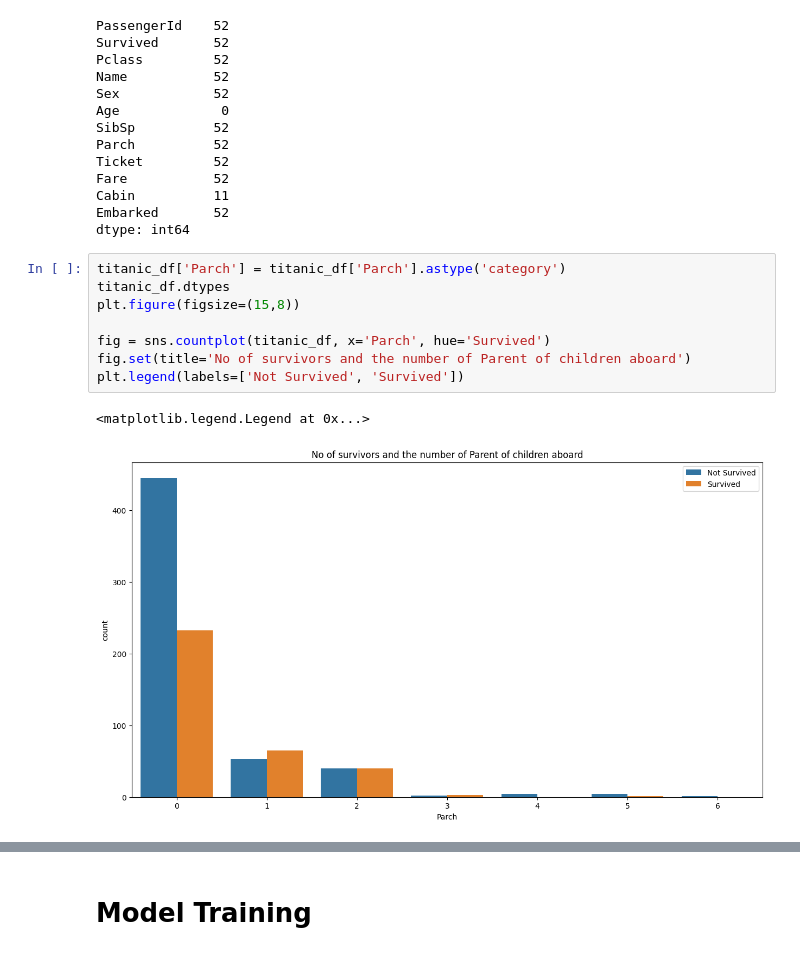
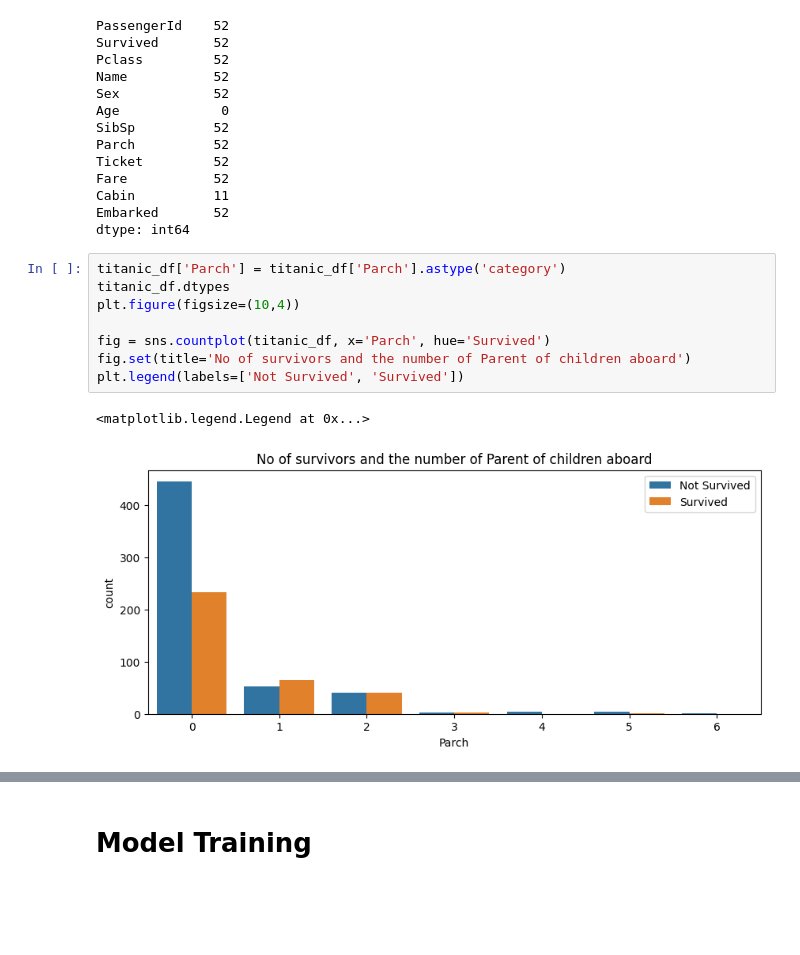
Before and after one commit to kdmwangi/Data-Science, a Jupyter notebook: Titanic_Model.ipynb, the cells around one changed output, grey strips where cells are left out. Cells and saved outputs as stored; diff of their text form; blank space fills up the shorter version.

```diff
--- a/Titanic_Model.ipynb
+++ b/Titanic_Model.ipynb
@@ -252,11 +260,11 @@ dtype: int64
 # %%
 titanic_df['Parch'] = titanic_df['Parch'].astype('category')
 titanic_df.dtypes
-plt.figure(figsize=(15,8))
+plt.figure(figsize=(10,4))
 
 fig = sns.countplot(titanic_df, x='Parch', hue='Survived')
 fig.set(title='No of survivors and the number of Parent of children aboard')
 plt.legend(labels=['Not Survived', 'Survived'])
 # %% [output]
 <matplotlib.legend.Legend at 0x...>
-[figure, old version]
+[figure, new version]
```
Also changed, not shown: parts of 19 cells of this notebook.
